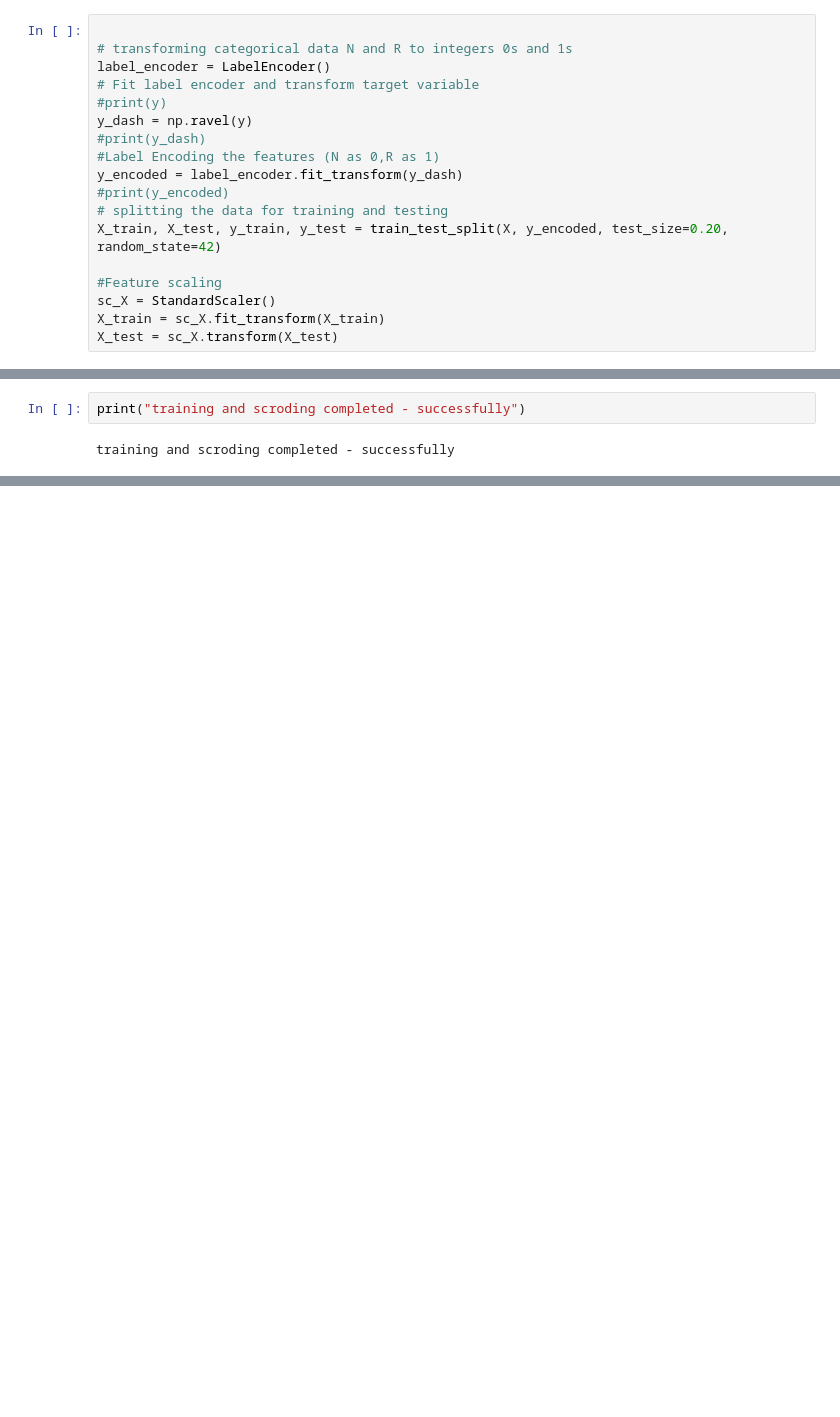
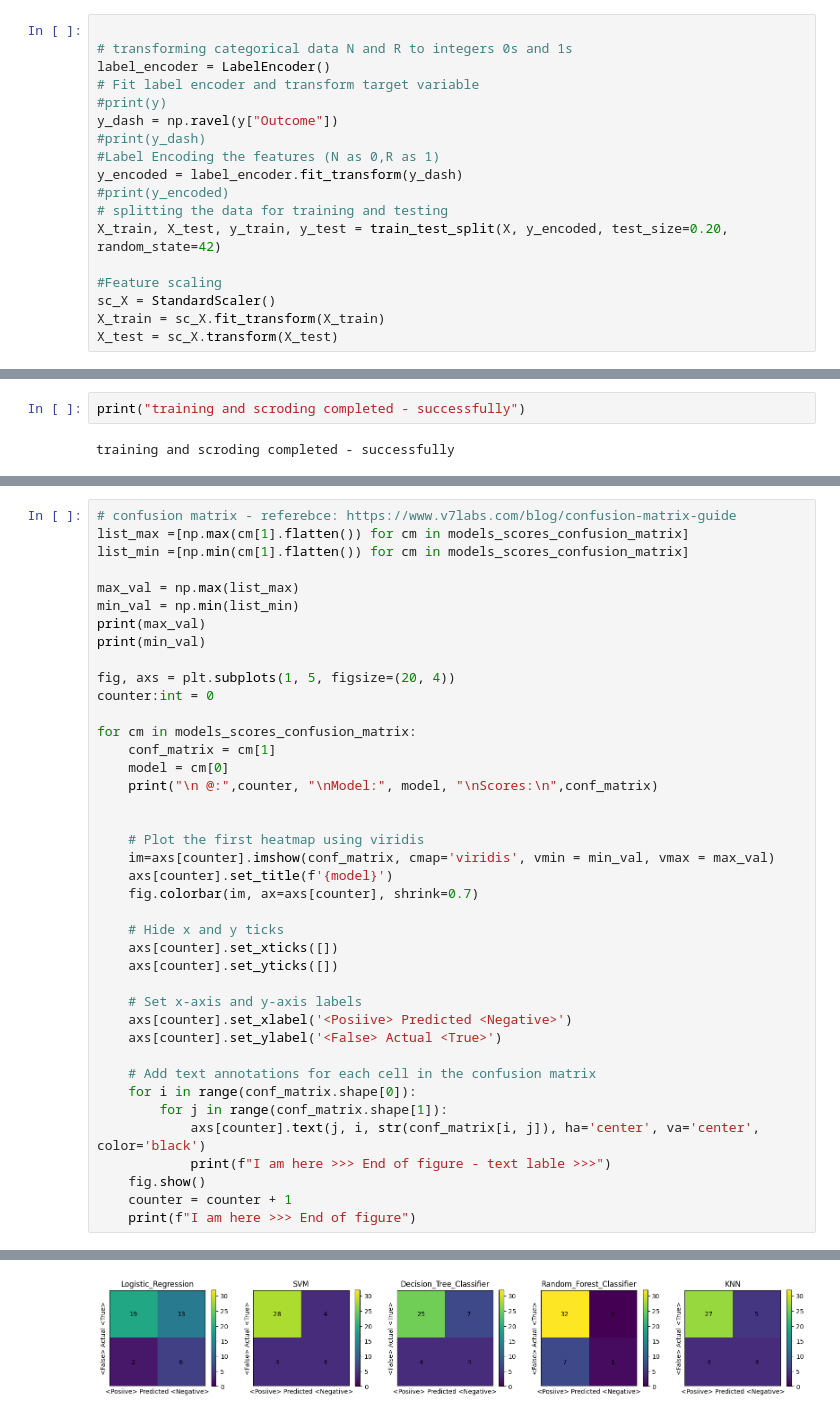
Before and after one commit to umerimtiaz/Disease_prediction_and_diagnosis, a Jupyter notebook: dpad.ipynb, the cells around one changed output, grey strips where cells are left out. Saved outputs shown, nothing was run; the diff lists cells and outputs as text; blank space fills up the shorter version.

Commit message:
Version 2.5
Updated figures / plots - confusion matrix and radar chart, for the trained model.

```diff
--- a/dpad.ipynb
+++ b/dpad.ipynb
@@ -76,7 +76,7 @@ from sklearn.preprocessing import StandardScaler, LabelEncoder
 label_encoder = LabelEncoder()
 # Fit label encoder and transform target variable
 #print(y)
-y_dash = np.ravel(y)
+y_dash = np.ravel(y["Outcome"])
 #print(y_dash)
 #Label Encoding the features (N as 0,R as 1)
 y_encoded = label_encoder.fit_transform(y_dash)
@@ -314,0 +255,41 @@ score array:
+# %%
+# confusion matrix - referebce: https://www.v7labs.com/blog/confusion-matrix-guide
+list_max =[np.max(cm[1].flatten()) for cm in models_scores_confusion_matrix]
+list_min =[np.min(cm[1].flatten()) for cm in models_scores_confusion_matrix]
+
+max_val = np.max(list_max)
+min_val = np.min(list_min)
+print(max_val)
+print(min_val)
+
+fig, axs = plt.subplots(1, 5, figsize=(20, 4))
+counter:int = 0
+
+for cm in models_scores_confusion_matrix:
+    conf_matrix = cm[1]
+    model = cm[0]
+    print("\n @:",counter, "\nModel:", model, "\nScores:\n",conf_matrix)
+
+
+    # Plot the first heatmap using viridis
+    im=axs[counter].imshow(conf_matrix, cmap='viridis', vmin = min_val, vmax = max_val)
+    axs[counter].set_title(f'{model}')
+    fig.colorbar(im, ax=axs[counter], shrink=0.7)
+
+    # Hide x and y ticks
+    axs[counter].set_xticks([])
+    axs[counter].set_yticks([])
+
+    # Set x-axis and y-axis labels
+    axs[counter].set_xlabel('<Posiive> Predicted <Negative>')
+    axs[counter].set_ylabel('<False> Actual <True>')
+
+    # Add text annotations for each cell in the confusion matrix
+    for i in range(conf_matrix.shape[0]):
+        for j in range(conf_matrix.shape[1]):
+            axs[counter].text(j, i, str(conf_matrix[i, j]), ha='center', va='center', color='black')
+            print(f"I am here >>> End of figure - text lable >>>")
+    fig.show()
+    counter = counter + 1
+    print(f"I am here >>> End of figure")
+# %% [output]
@@ -314,0 +314 @@ score array:
+[figure, added]
```
Also changed, not shown: parts of 9 cells of this notebook, 7 other files.
